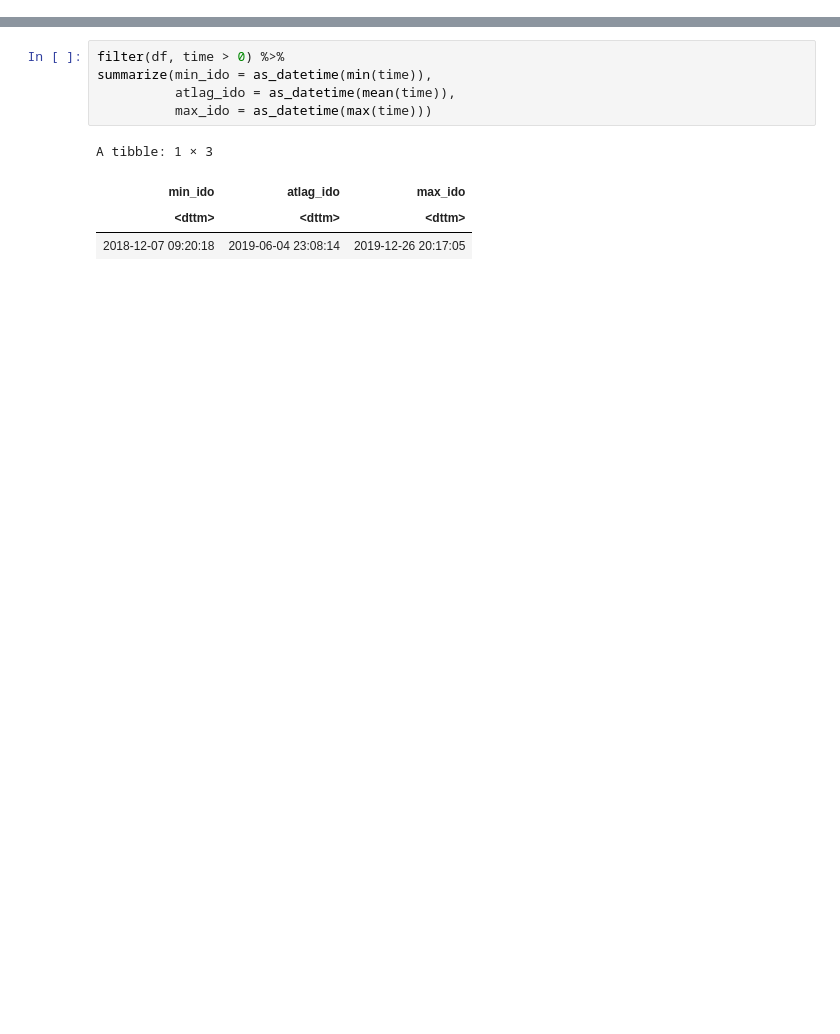
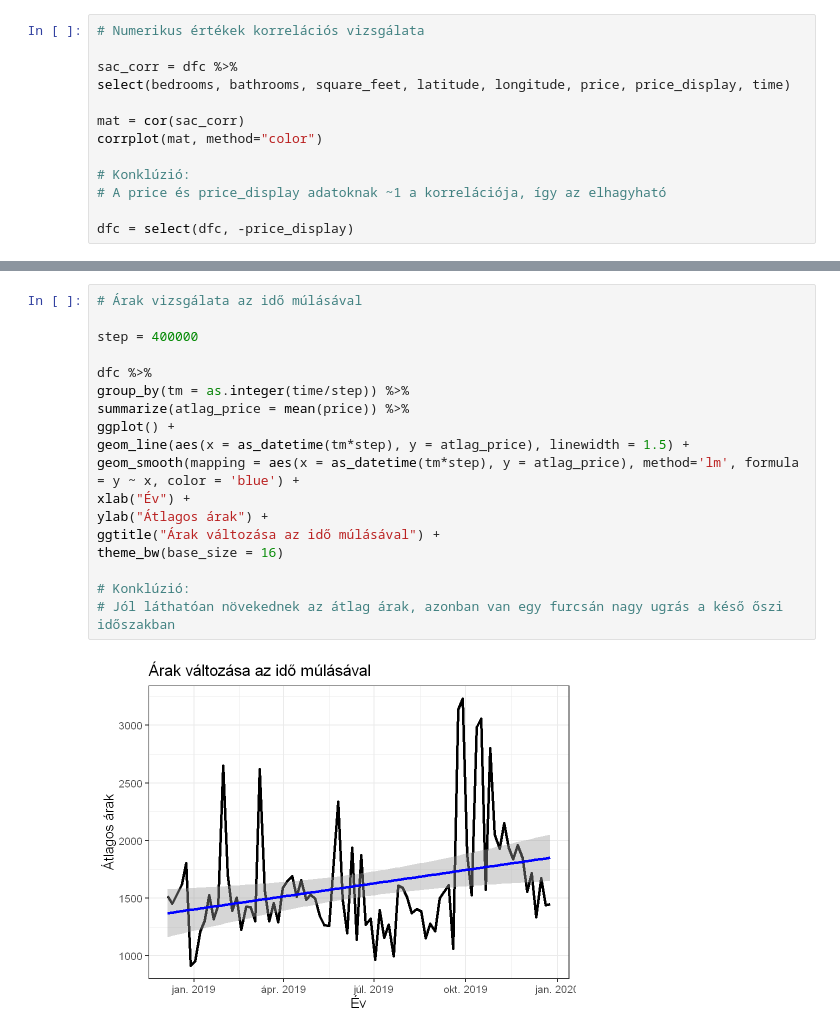
Before and after one commit to N0-0BIE/EX9BLV_ABTG, a Jupyter notebook: code/project.ipynb, the cells around one changed output, grey strips where cells are left out. Drawn from its saved outputs; the diff is of its cells as text; blank space fills up the shorter version.

```diff
--- a/code/project.ipynb
+++ b/code/project.ipynb
@@ -59,0 +289,13 @@ A tibble: 1 × 1
+# %%
+# Numerikus értékek korrelációs vizsgálata
+
+sac_corr = dfc %>%
+select(bedrooms, bathrooms, square_feet, latitude, longitude, price, price_display, time)
+
+mat = cor(sac_corr)
+corrplot(mat, method="color")
+
+# Konklúzió:
+# A price és price_display adatoknak ~1 a korrelációja, így az elhagyható
+
+dfc = select(dfc, -price_display)
@@ -60,10 +304,20 @@ A tibble: 1 × 1
 # %%
-filter(df, time > 0) %>%
-summarize(min_ido = as_datetime(min(time)),
-          atlag_ido = as_datetime(mean(time)),
-          max_ido = as_datetime(max(time)))
+# Árak vizsgálata az idő múlásával
+
+step = 400000
+
+dfc %>%
+group_by(tm = as.integer(time/step)) %>%
+summarize(atlag_price = mean(price)) %>%
+ggplot() +
+geom_line(aes(x = as_datetime(tm*step), y = atlag_price), linewidth = 1.5) +
+geom_smooth(mapping = aes(x = as_datetime(tm*step), y = atlag_price), method='lm', formula = y ~ x, color = 'blue') +
+xlab("Év") +
+ylab("Átlagos árak") +
+ggtitle("Árak változása az idő múlásával") +
+theme_bw(base_size = 16)
+
+# Konklúzió:
+# Jól láthatóan növekednek az átlag árak, azonban van egy furcsán nagy ugrás a késő őszi időszakban
 # %% [output]
-A tibble: 1 × 3
-| min_ido | atlag_ido | max_ido |
-| <dttm> | <dttm> | <dttm> |
-| 2018-12-07 09:20:18 | 2019-06-04 23:08:14 | 2019-12-26 20:17:05 |
+[figure, added]
```
Also changed, not shown: parts of 15 cells of this notebook.
